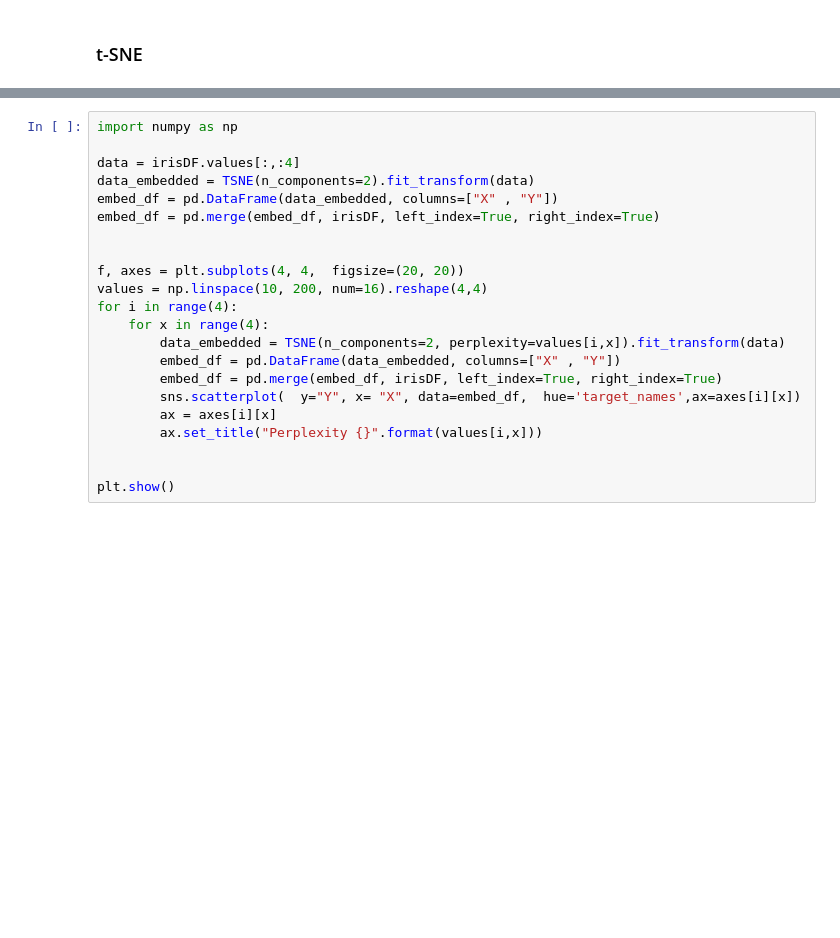
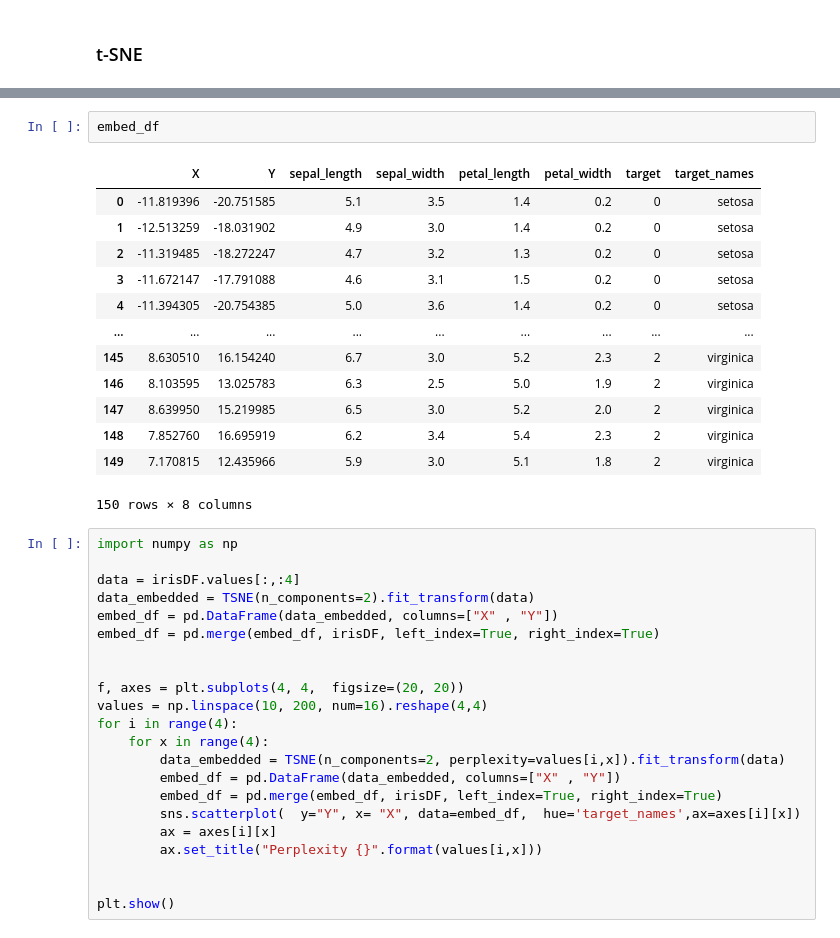
Before and after one commit to blissray/ml-d-project, a Jupyter notebook: code/models/9_dimention_reduction/1_dimensionality_reduction.ipynb, the cells around one changed output, grey strips where cells are left out. Saved outputs shown, nothing was run; the diff lists cells and outputs as text; blank space fills up the shorter version.

```diff
--- a/code/models/9_dimention_reduction/1_dimensionality_reduction.ipynb
+++ b/code/models/9_dimention_reduction/1_dimensionality_reduction.ipynb
@@ -52,3 +62,19 @@ show_scatter(x="X", y="Y", data=embed_df, hue="target_names")
+# %%
+embed_df
+# %% [output]
+|  | X | Y | sepal_length | sepal_width | petal_length | petal_width | target | target_names |
+| 0 | -11.819396 | -20.751585 | 5.1 | 3.5 | 1.4 | 0.2 | 0 | setosa |
+| 1 | -12.513259 | -18.031902 | 4.9 | 3.0 | 1.4 | 0.2 | 0 | setosa |
+| 2 | -11.319485 | -18.272247 | 4.7 | 3.2 | 1.3 | 0.2 | 0 | setosa |
+| 3 | -11.672147 | -17.791088 | 4.6 | 3.1 | 1.5 | 0.2 | 0 | setosa |
+| 4 | -11.394305 | -20.754385 | 5.0 | 3.6 | 1.4 | 0.2 | 0 | setosa |
+| ... | ... | ... | ... | ... | ... | ... | ... | ... |
+| 145 | 8.630510 | 16.154240 | 6.7 | 3.0 | 5.2 | 2.3 | 2 | virginica |
+| 146 | 8.103595 | 13.025783 | 6.3 | 2.5 | 5.0 | 1.9 | 2 | virginica |
+| 147 | 8.639950 | 15.219985 | 6.5 | 3.0 | 5.2 | 2.0 | 2 | virginica |
+| 148 | 7.852760 | 16.695919 | 6.2 | 3.4 | 5.4 | 2.3 | 2 | virginica |
+| 149 | 7.170815 | 12.435966 | 5.9 | 3.0 | 5.1 | 1.8 | 2 | virginica |
+150 rows × 8 columns
 # %%
 import numpy as np
 
```
Also changed, not shown: parts of 4 cells of this notebook, 2 other files.
